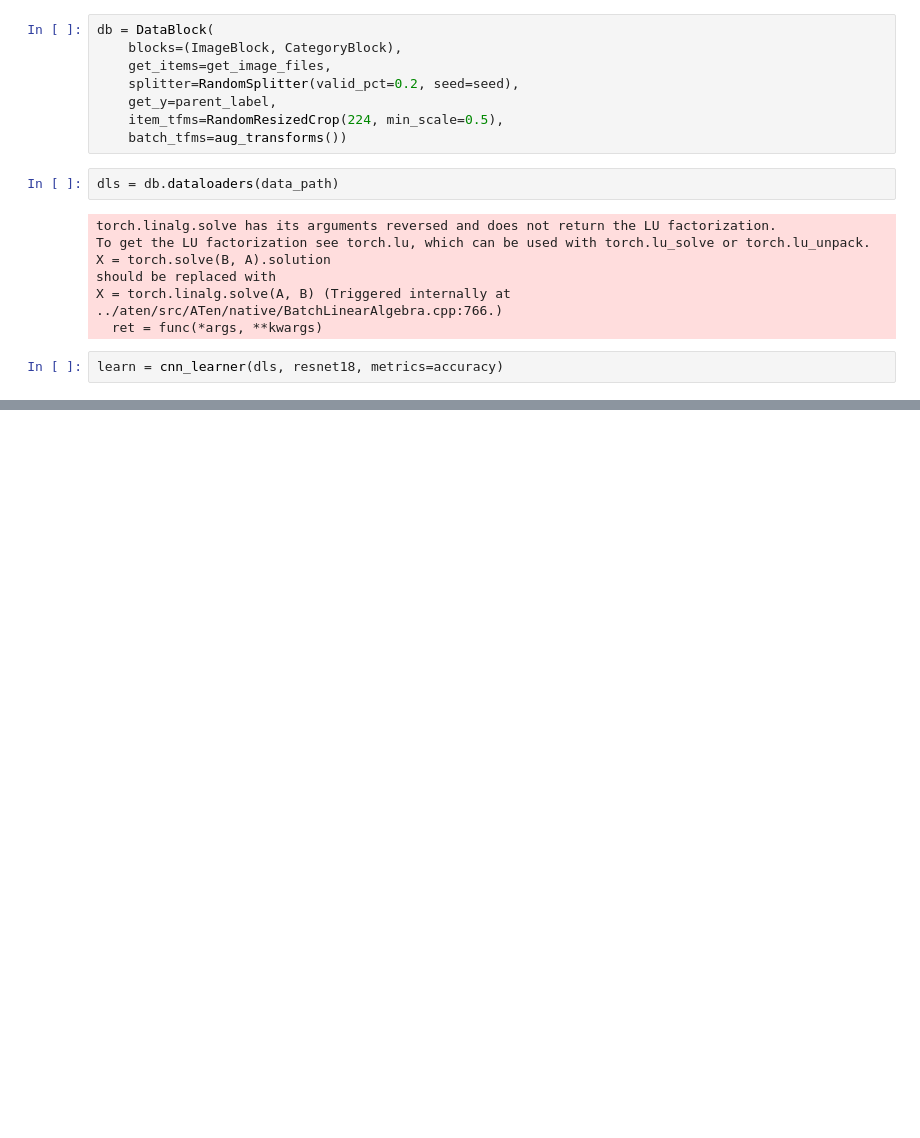
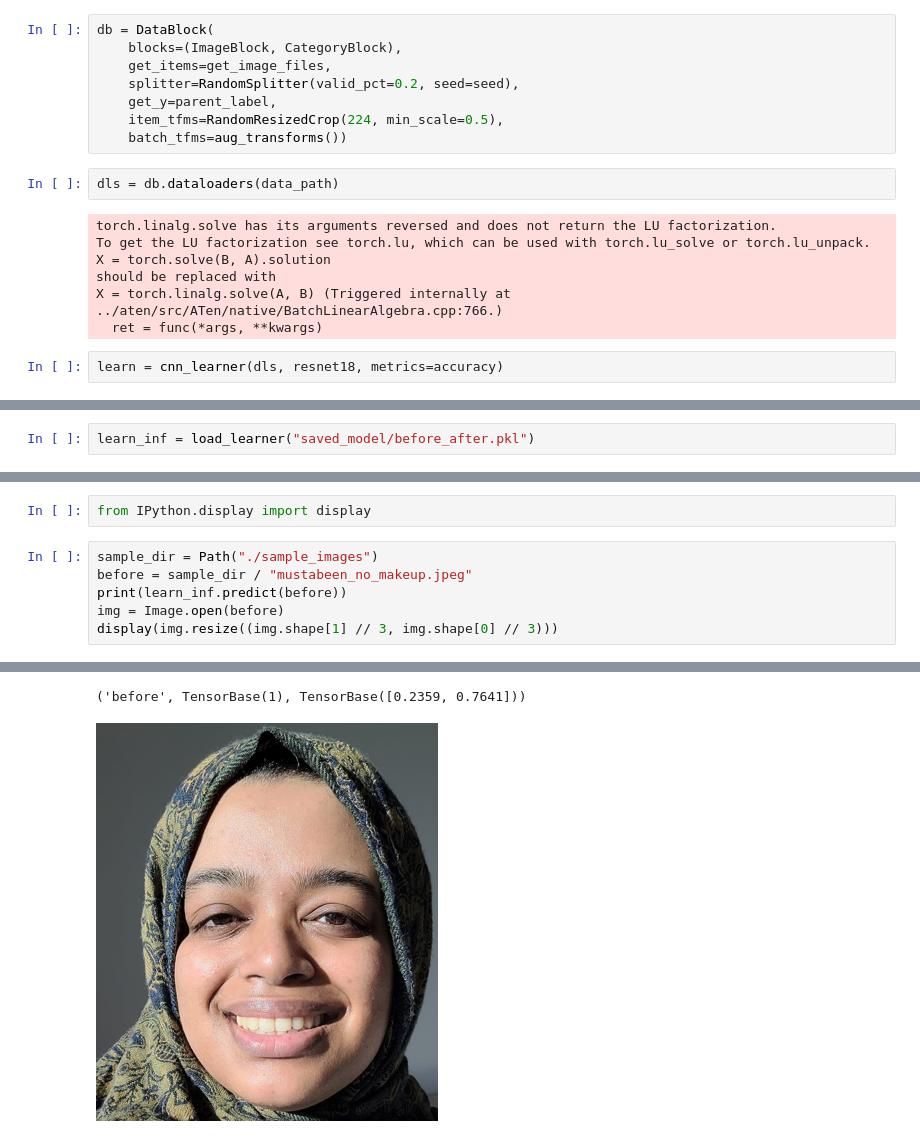
Before and after one commit to rohanfaiyazkhan/deeplearningproject, a Jupyter notebook: train_nn_on_custom_data.ipynb, the cells around one changed output, grey strips where cells are left out. Cells and saved outputs as stored; diff of their text form; blank space fills up the shorter version.

```diff
--- a/train_nn_on_custom_data.ipynb
+++ b/train_nn_on_custom_data.ipynb
@@ -112,0 +113,2 @@ learn.show_results()
+# %%
+learn_inf = load_learner("saved_model/before_after.pkl")
@@ -112,0 +125,9 @@ learn.show_results()
+# %%
+from IPython.display import display
+# %%
+sample_dir = Path("./sample_images")
+before = sample_dir / "mustabeen_no_makeup.jpeg"
+print(learn_inf.predict(before))
+img = Image.open(before)
+display(img.resize((img.shape[1] // 3, img.shape[0] // 3)))
+# %% [output]
@@ -112,0 +135,2 @@ learn.show_results()
+('before', TensorBase(1), TensorBase([0.2359, 0.7641]))
+[figure, added]
```
Also changed, not shown: parts of 21 cells of this notebook, 8 other files.
